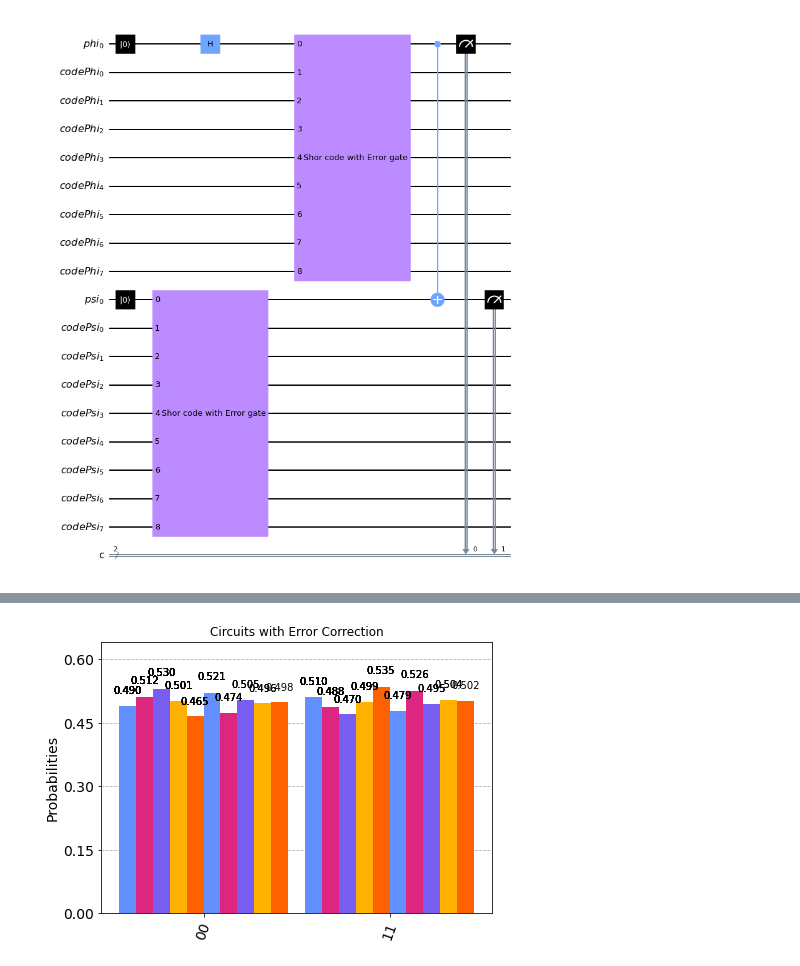
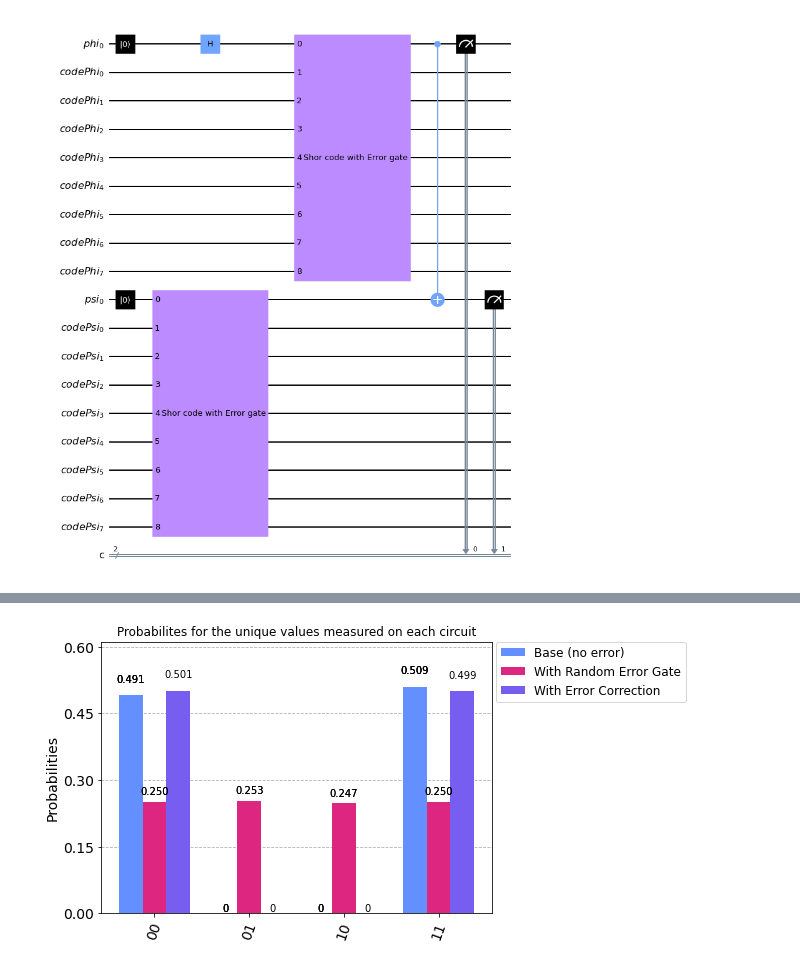
Before and after one commit to iamtxena/qc-mentorship-program, a Jupyter notebook: qosf-error-correction-task.ipynb, the cells around one changed output, grey strips where cells are left out. Saved outputs shown, nothing was run; the diff lists cells and outputs as text; code cells hidden in the pictures.

```diff
--- a/qosf-error-correction-task.ipynb
+++ b/qosf-error-correction-task.ipynb
@@ -333,4 +340,45 @@ plot_histogram(totalCountsBaseCircuitWithErrorGate, title='Circuits with Gate Er
-# %%
-plot_histogram(totalCountsBaseCircuitWithErrorCorrection, title='Circuits with Error Correction')
-# %% [output]
-[figure, removed]
+# %%
+def filterUniqueResults(simulationResultCounts):
+    """ filter the simulation results finding the different bitstring found and averaging the counts for each bitstring """
+
+    uniqueCounts = {
+        "00": {
+            "totalCounts": 0,
+            "nOccurrences": 0
+        },
+        "01": {
+            "totalCounts": 0,
+            "nOccurrences": 0
+        },
+        "10": {
+            "totalCounts": 0,
+            "nOccurrences": 0
+        },
+        "11": {
+            "totalCounts": 0,
+            "nOccurrences": 0
+        }
+    }
+    # loop through all simulations
+    for singleSimulationResultCounts in simulationResultCounts:
+        # for each result add the counts found and increase its occurrence
+        for bitsResult, counts in singleSimulationResultCounts.items():
+            uniqueCounts[bitsResult]["totalCounts"] += counts
+            uniqueCounts[bitsResult]["nOccurrences"] += 1
+
+    result = {
+        "00": 0,
+        "01": 0,
+        "10": 0,
+        "11": 0
+    }
+    # compute the average counts
+    for bitsResult, counts in uniqueCounts.items():
+        if uniqueCounts[bitsResult]["nOccurrences"] != 0:
+            result[bitsResult] = np.round(uniqueCounts[bitsResult]["totalCounts"]/uniqueCounts[bitsResult]["nOccurrences"])
+
+    return result
+# %%
+plot_histogram([filterUniqueResults(totalCountsBaseCircuit), filterUniqueResults(totalCountsBaseCircuitWithErrorGate), filterUniqueResults(totalCountsBaseCircuitWithErrorCorrection)], title='Probabilites for the unique values measured on each circuit', legend=["Base (no error)", "With Random Error Gate", "With Error Correction"])
+# %% [output]
+[figure, added]
```
Also changed, not shown: parts of 19 cells of this notebook.
